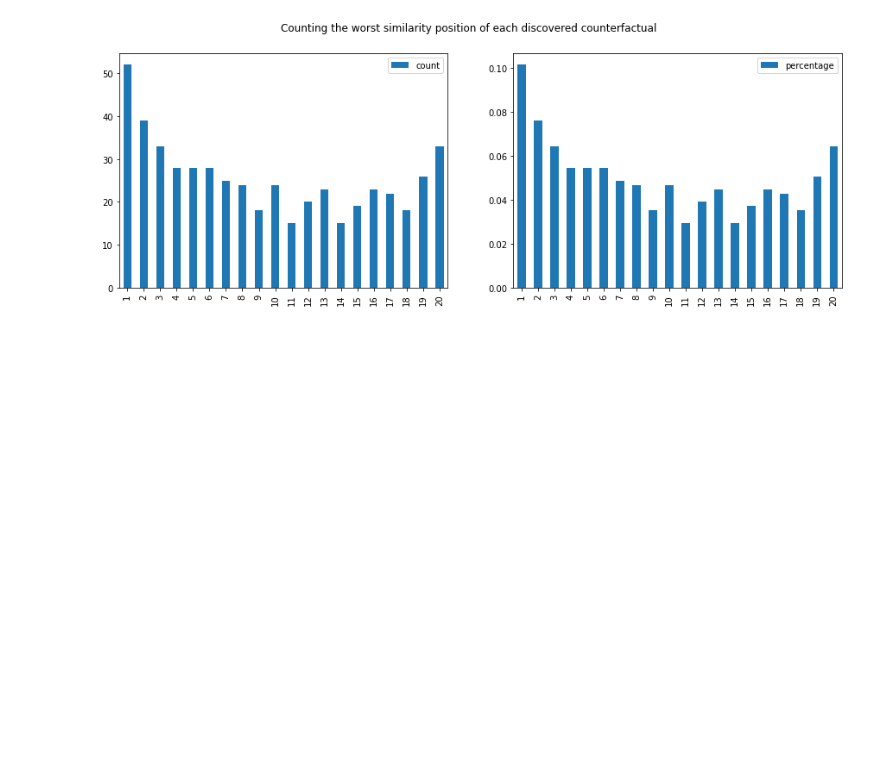
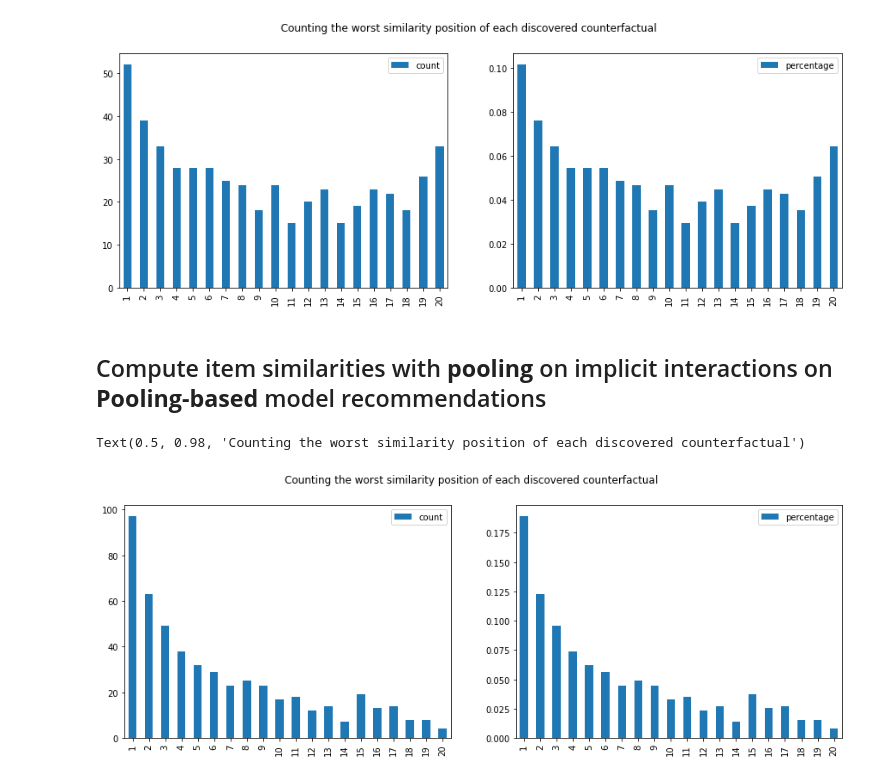
Before and after one commit to xuyou1999/CFExplainability, a Jupyter notebook: notebooks/pooling_repr_for_rec_expl.ipynb, the cells around one changed output. Saved outputs shown, nothing was run; the diff lists cells and outputs as text; code cells hidden in the pictures; blank space fills up the shorter version.

Commit message:
added plots where measurements are using models and embeddings from pooling-based

```diff
--- a/notebooks/pooling_repr_for_rec_expl.ipynb
+++ b/notebooks/pooling_repr_for_rec_expl.ipynb
@@ -135,3 +135,26 @@ plt.suptitle('Counting the worst similarity position of each discovered counterf
 # %% [output]
 Text(0.5, 0.98, 'Counting the worst similarity position of each discovered counterfactual')
 [figure]
+# %% [markdown]
+## Compute item similarities with **pooling** on implicit interactions on **Pooling-based** model recommendations
+# %%
+best_cfs, _ = find_cfs(test, pool_model, 7, no_users=500)
+# %%
+pooling_sims_matrix = gpu_embeddings_to_cosine_similarity_matrix(
+    pool_model._net.item_embeddings(
+        torch.arange(0, test.num_items, dtype=torch.int64)
+    ))
+# %%
+cnt, non_solvable = rank_interactions_to_excluded_item_per_user(best_cfs, pooling_sims_matrix.detach().numpy())
+# %%
+fig, axs = plt.subplots(1,2, figsize=(15, 5))
+
+df = pd.DataFrame.from_dict(cnt, orient='index', columns=['count'])
+df['percentage'] = df/df.sum()
+df.sort_index().plot.bar(y='count', ax=axs[0])
+df.sort_index().plot.bar(y='percentage', ax=axs[1])
+
+plt.suptitle('Counting the worst similarity position of each discovered counterfactual')
+# %% [output]
+Text(0.5, 0.98, 'Counting the worst similarity position of each discovered counterfactual')
+[figure, added]
```
Also changed, not shown: parts of 2 cells of this notebook.
